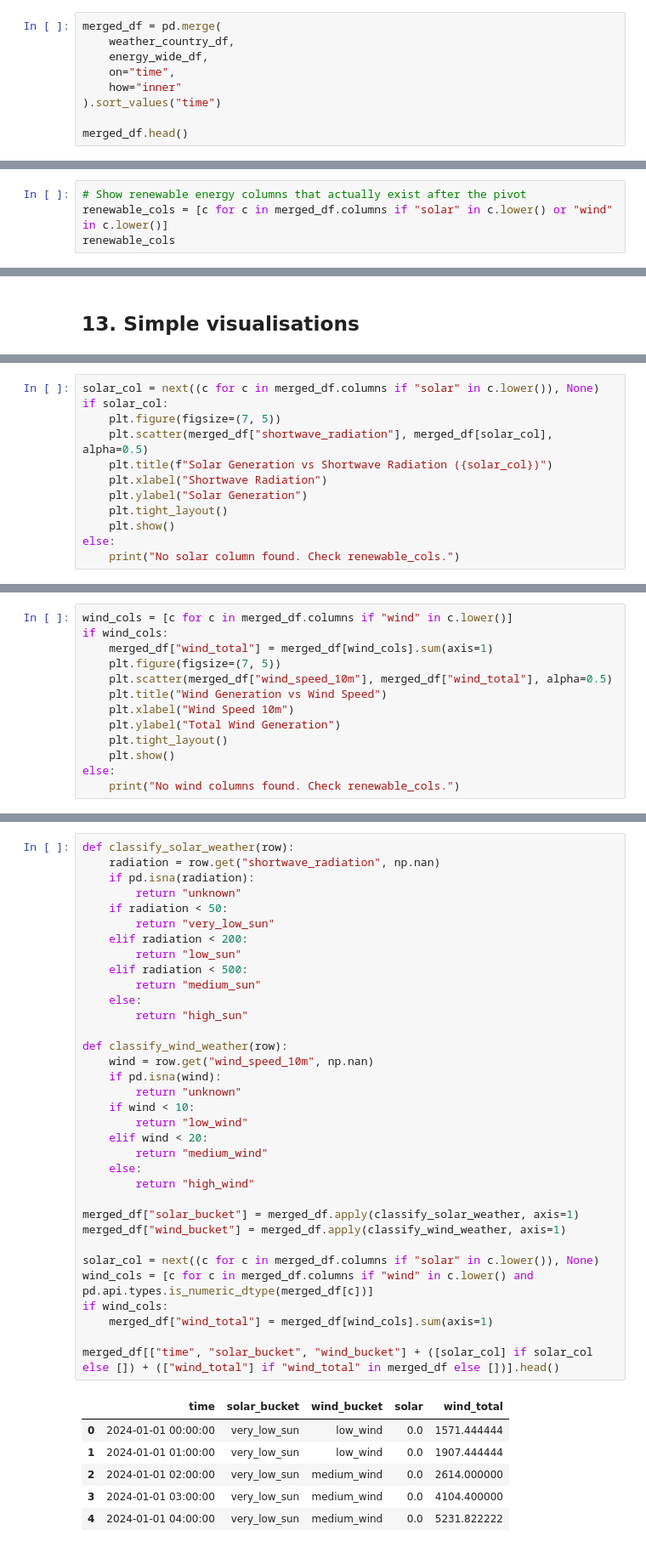
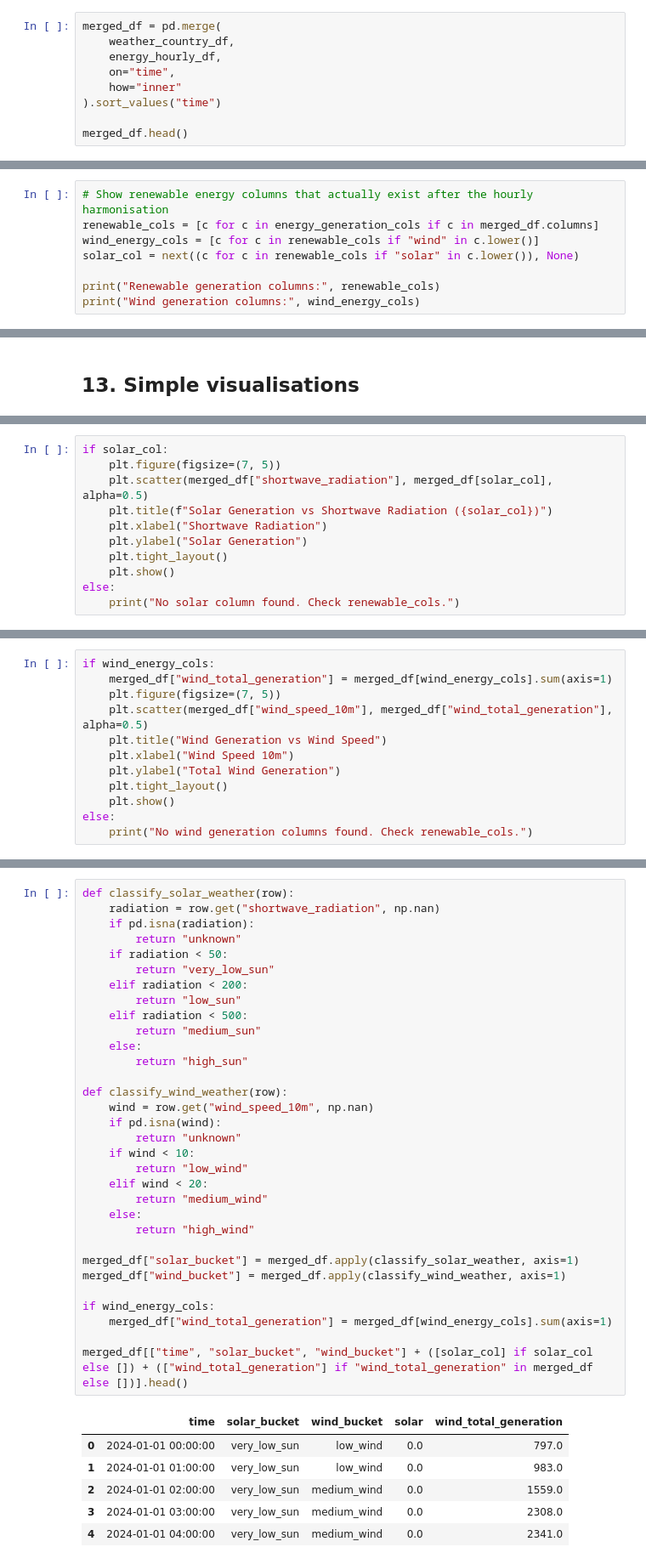
Before and after one commit to yosufe03/BDINF_Project, a Jupyter notebook: anaconda_projects/main.ipynb, the cells around one changed output, grey strips where cells are left out. Shown at 85% size. Drawn from its saved outputs; the diff is of its cells as text.

```diff
--- a/anaconda_projects/main.ipynb
+++ b/anaconda_projects/main.ipynb
@@ -436,7 +469,7 @@ This is one of the key requirements of the project:
 # %%
 merged_df = pd.merge(
     weather_country_df,
-    energy_wide_df,
+    energy_hourly_df,
     on="time",
     how="inner"
 ).sort_values("time")
@@ -502,7 +552,11 @@ Saved processed CSV files to: /home/yosuf/Documents/FHTW/SS26/BDINF/BDINF_Projec
 
 We calculate simple correlations and descriptive statistics.
 # %%
-# Show renewable energy columns that actually exist after the pivot
-renewable_cols = [c for c in merged_df.columns if "solar" in c.lower() or "wind" in c.lower()]
-renewable_cols
+# Show renewable energy columns that actually exist after the hourly harmonisation
+renewable_cols = [c for c in energy_generation_cols if c in merged_df.columns]
+wind_energy_cols = [c for c in renewable_cols if "wind" in c.lower()]
+solar_col = next((c for c in renewable_cols if "solar" in c.lower()), None)
+
+print("Renewable generation columns:", renewable_cols)
+print("Wind generation columns:", wind_energy_cols)
 # %% [output]
@@ -543,5 +597,4 @@ plt.show()
 # %%
-solar_col = next((c for c in merged_df.columns if "solar" in c.lower()), None)
 if solar_col:
     plt.figure(figsize=(7, 5))
     plt.scatter(merged_df["shortwave_radiation"], merged_df[solar_col], alpha=0.5)
@@ -557,14 +610,13 @@ else:
 # %%
-wind_cols = [c for c in merged_df.columns if "wind" in c.lower()]
-if wind_cols:
-    merged_df["wind_total"] = merged_df[wind_cols].sum(axis=1)
+if wind_energy_cols:
+    merged_df["wind_total_generation"] = merged_df[wind_energy_cols].sum(axis=1)
     plt.figure(figsize=(7, 5))
-    plt.scatter(merged_df["wind_speed_10m"], merged_df["wind_total"], alpha=0.5)
+    plt.scatter(merged_df["wind_speed_10m"], merged_df["wind_total_generation"], alpha=0.5)
     plt.title("Wind Generation vs Wind Speed")
     plt.xlabel("Wind Speed 10m")
     plt.ylabel("Total Wind Generation")
     plt.tight_layout()
     plt.show()
 else:
-    print("No wind columns found. Check renewable_cols.")
+    print("No wind generation columns found. Check renewable_cols.")
 # %% [output]
@@ -581,44 +636,42 @@ We classify each hour into simple weather buckets and then:
 # %%
 def classify_solar_weather(row):
     radiation = row.get("shortwave_radiation", np.nan)
     if pd.isna(radiation):
         return "unknown"
     if radiation < 50:
         return "very_low_sun"
     elif radiation < 200:
         return "low_sun"
     elif radiation < 500:
         return "medium_sun"
     else:
         return "high_sun"
 
 def classify_wind_weather(row):
     wind = row.get("wind_speed_10m", np.nan)
     if pd.isna(wind):
         return "unknown"
     if wind < 10:
         return "low_wind"
     elif wind < 20:
         return "medium_wind"
     else:
         return "high_wind"
 
 merged_df["solar_bucket"] = merged_df.apply(classify_solar_weather, axis=1)
 merged_df["wind_bucket"] = merged_df.apply(classify_wind_weather, axis=1)
 
-solar_col = next((c for c in merged_df.columns if "solar" in c.lower()), None)
-wind_cols = [c for c in merged_df.columns if "wind" in c.lower() and pd.api.types.is_numeric_dtype(merged_df[c])]
-if wind_cols:
-    merged_df["wind_total"] = merged_df[wind_cols].sum(axis=1)
+if wind_energy_cols:
+    merged_df["wind_total_generation"] = merged_df[wind_energy_cols].sum(axis=1)
 
-merged_df[["time", "solar_bucket", "wind_bucket"] + ([solar_col] if solar_col else []) + (["wind_total"] if "wind_total" in merged_df else [])].head()
+merged_df[["time", "solar_bucket", "wind_bucket"] + ([solar_col] if solar_col else []) + (["wind_total_generation"] if "wind_total_generation" in merged_df else [])].head()
 # %% [output]
-|  | time | solar_bucket | wind_bucket | solar | wind_total |
-| 0 | 2024-01-01 00:00:00 | very_low_sun | low_wind | 0.0 | 1571.444444 |
-| 1 | 2024-01-01 01:00:00 | very_low_sun | low_wind | 0.0 | 1907.444444 |
-| 2 | 2024-01-01 02:00:00 | very_low_sun | medium_wind | 0.0 | 2614.000000 |
-| 3 | 2024-01-01 03:00:00 | very_low_sun | medium_wind | 0.0 | 4104.400000 |
-| 4 | 2024-01-01 04:00:00 | very_low_sun | medium_wind | 0.0 | 5231.822222 |
+|  | time | solar_bucket | wind_bucket | solar | wind_total_generation |
+| 0 | 2024-01-01 00:00:00 | very_low_sun | low_wind | 0.0 | 797.0 |
+| 1 | 2024-01-01 01:00:00 | very_low_sun | low_wind | 0.0 | 983.0 |
+| 2 | 2024-01-01 02:00:00 | very_low_sun | medium_wind | 0.0 | 1559.0 |
+| 3 | 2024-01-01 03:00:00 | very_low_sun | medium_wind | 0.0 | 2308.0 |
+| 4 | 2024-01-01 04:00:00 | very_low_sun | medium_wind | 0.0 | 2341.0 |
 # %%
 # MAP step (conceptually): create key-value pairs
 solar_map = []
```
Also changed, not shown: parts of 29 cells of this notebook, 7 other files.
